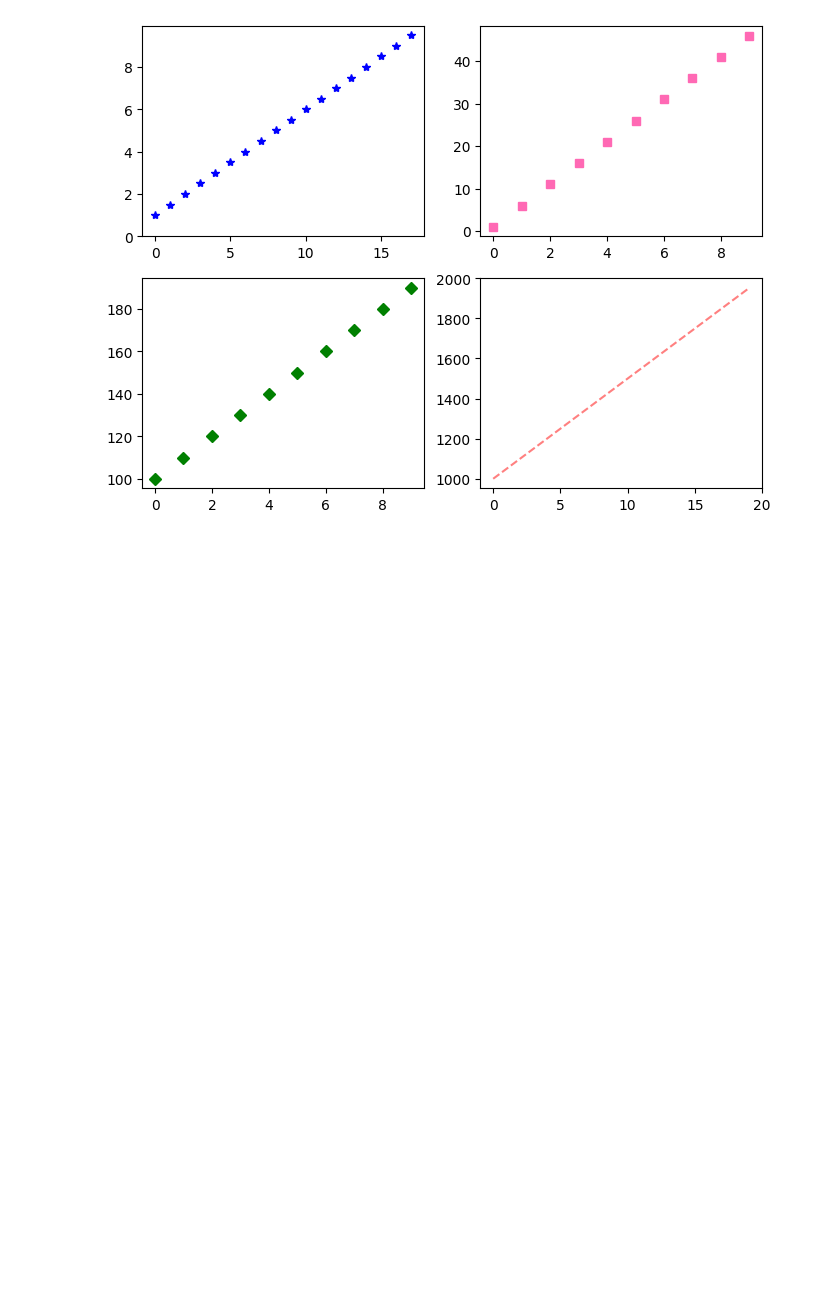
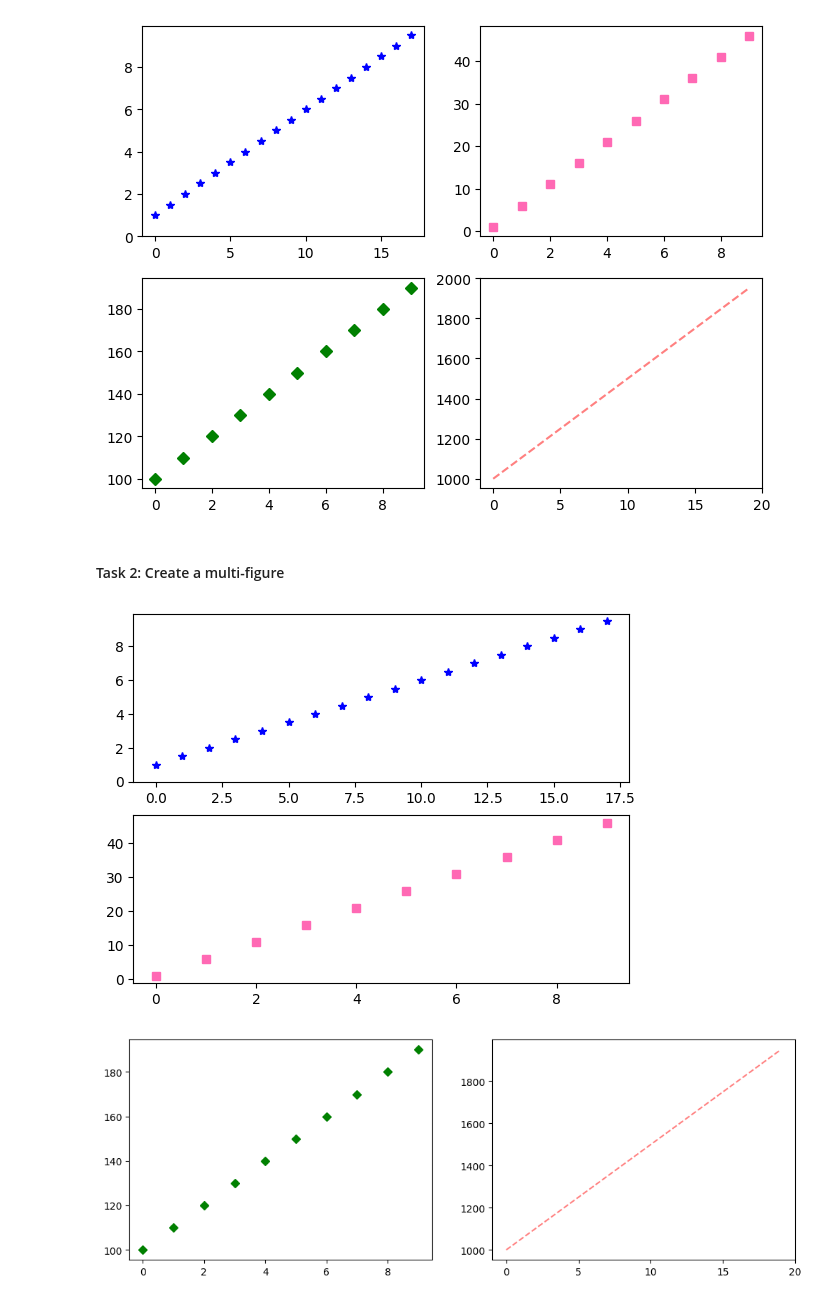
Before and after one commit to iyliahutta/Intro-to-Programming-for-DS, a Jupyter notebook: Lab 3/Lab 3.ipynb, the cells around one changed output. Cells and saved outputs as stored; diff of their text form; code cells hidden in the pictures; blank space fills up the shorter version.

Commit message:
lab 3 - complete part 3 task 2

```diff
--- a/Lab 3/Lab 3.ipynb
+++ b/Lab 3/Lab 3.ipynb
@@ -130,3 +130,39 @@ ax4.xaxis.set(ticks = np.arange(0,22,5))
 plt.show()
 # %% [output]
 [figure]
+# %% [markdown]
+#### Task 2: Create a multi-figure
+# %%
+# (a)		Modify your code in Task 1 such that Charts 1 and 2 are drawn in one figure, and Charts 3 and 4 are drawn in a second figure.
+
+# Chart 1 and 2 are drawn on two separate rows
+# Chart 3 and 4 are in 1 row with 2 columns
+
+fig1 = plt.figure() # plot figures
+fig2 = plt.figure(figsize=(12,4))
+
+# plot chart 1 as ax1 on fig1
+ax1 = fig1.add_subplot(211)
+ax1.plot(y1,'b*')
+ax1.yaxis.set(ticks = np.arange(0,10,2))
+
+# plot chart 2 as ax2 on fig1
+ax2 = fig1.add_subplot(212)
+ax2.plot(y2,'s',color='#ff69b4')
+ax2.yaxis.set(ticks = np.arange(0,50,10))
+
+# plot chart 3 as ax3 on fig2
+ax3 = fig2.add_subplot(121)
+ax3.plot(y3, 'gD')
+ax3.yaxis.set(ticks = np.arange(100,200,20))
+
+# plot chart 4 as ax4 on fig2
+ax4 = fig2.add_subplot(122)
+ax4.plot(y4, linestyle='dashed', color=(1.0,0.5,0.5))
+ax4.yaxis.set(ticks = np.arange(1000,2000,200))
+ax4.xaxis.set(ticks = np.arange(0,22,5))
+
+plt.show()
+# %% [output]
+[figure, added]
+[figure, added]
```
